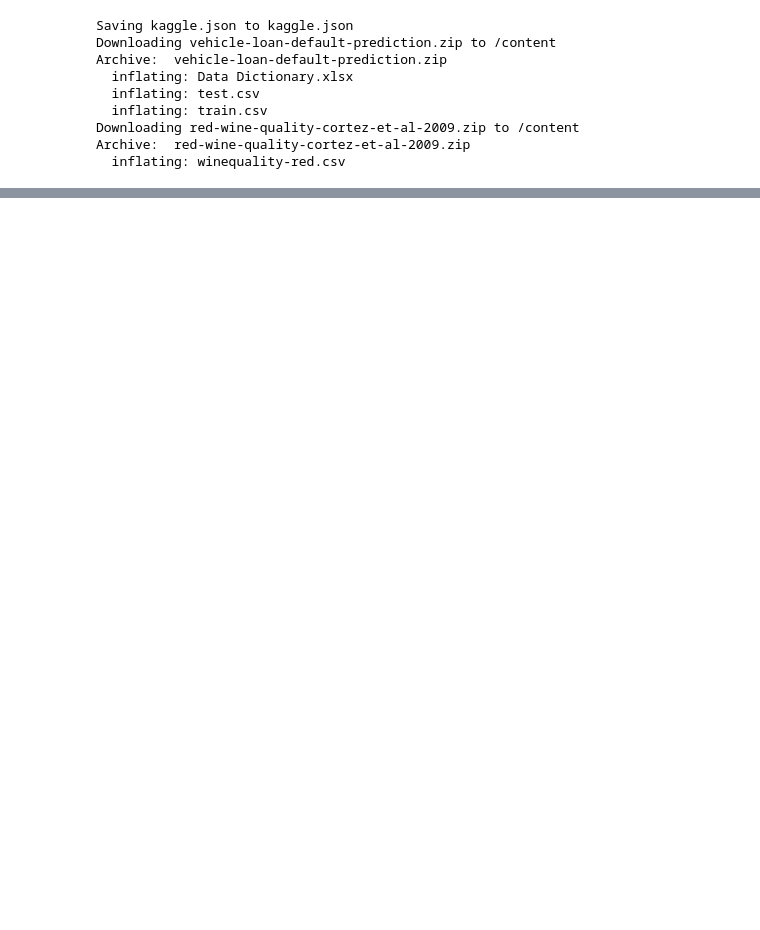
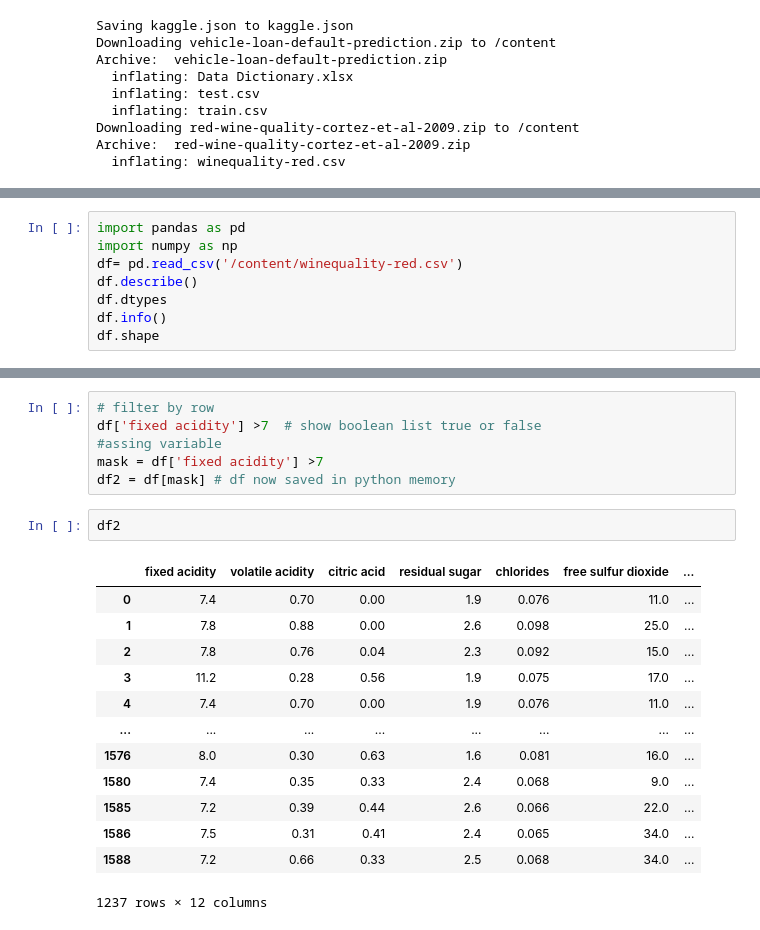
Before and after one commit to hangovf/Academypublic, a Jupyter notebook: databis.ipynb, the cells around one changed output, grey strips where cells are left out. Saved outputs shown, nothing was run; the diff lists cells and outputs as text; blank space fills up the shorter version.

```diff
--- a/databis.ipynb
+++ b/databis.ipynb
@@ -34,0 +187,8 @@ Archive:  red-wine-quality-cortez-et-al-2009.zip
+# %%
+import pandas as pd
+import numpy as np
+df= pd.read_csv('/content/winequality-red.csv')
+df.describe()
+df.dtypes
+df.info()
+df.shape
@@ -34,0 +239,22 @@ Archive:  red-wine-quality-cortez-et-al-2009.zip
+# %%
+# filter by row
+df['fixed acidity'] >7  # show boolean list true or false
+#assing variable
+mask = df['fixed acidity'] >7
+df2 = df[mask] # df now saved in python memory
+# %%
+df2
+# %% [output]
+|  | fixed acidity | volatile acidity | citric acid | residual sugar | chlorides | free sulfur dioxide | ... |
+| 0 | 7.4 | 0.70 | 0.00 | 1.9 | 0.076 | 11.0 | ... |
+| 1 | 7.8 | 0.88 | 0.00 | 2.6 | 0.098 | 25.0 | ... |
+| 2 | 7.8 | 0.76 | 0.04 | 2.3 | 0.092 | 15.0 | ... |
+| 3 | 11.2 | 0.28 | 0.56 | 1.9 | 0.075 | 17.0 | ... |
+| 4 | 7.4 | 0.70 | 0.00 | 1.9 | 0.076 | 11.0 | ... |
+| ... | ... | ... | ... | ... | ... | ... | ... |
+| 1576 | 8.0 | 0.30 | 0.63 | 1.6 | 0.081 | 16.0 | ... |
+| 1580 | 7.4 | 0.35 | 0.33 | 2.4 | 0.068 | 9.0 | ... |
+| 1585 | 7.2 | 0.39 | 0.44 | 2.6 | 0.066 | 22.0 | ... |
+| 1586 | 7.5 | 0.31 | 0.41 | 2.4 | 0.065 | 34.0 | ... |
+| 1588 | 7.2 | 0.66 | 0.33 | 2.5 | 0.068 | 34.0 | ... |
+1237 rows × 12 columns
```
Also changed, not shown: parts of 27 cells of this notebook.
